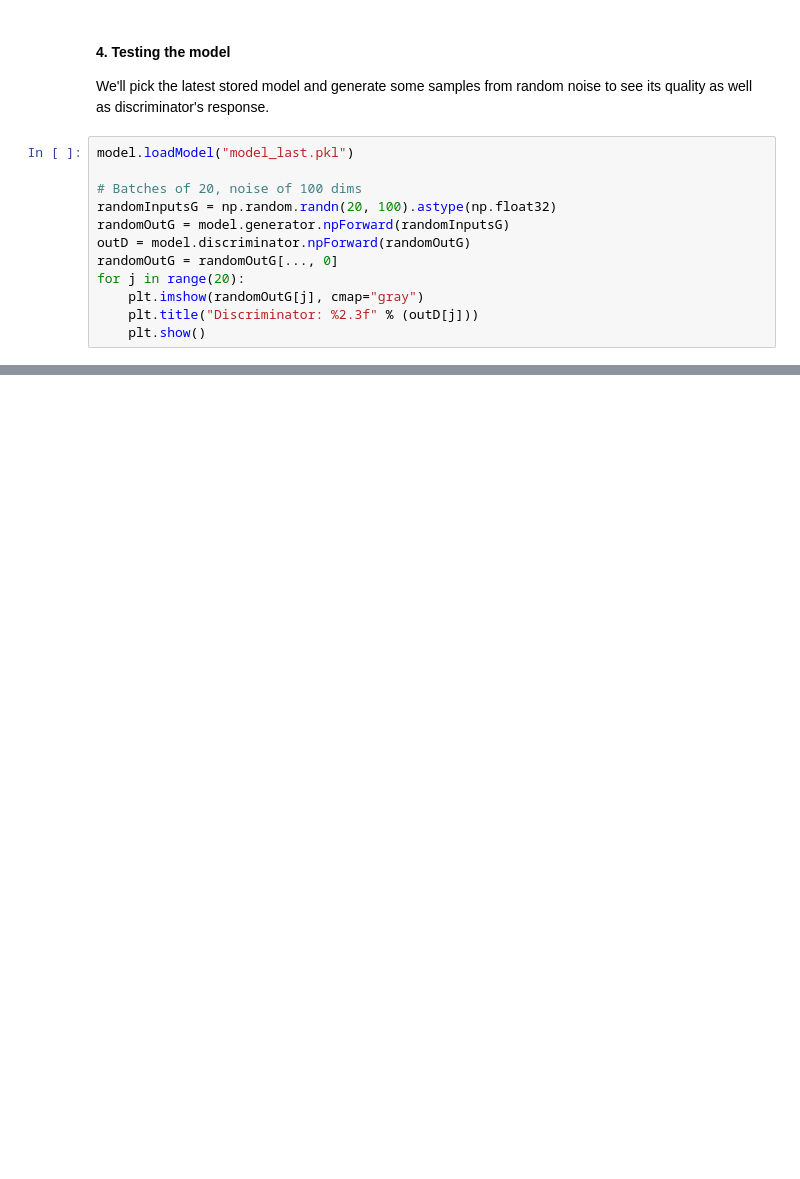
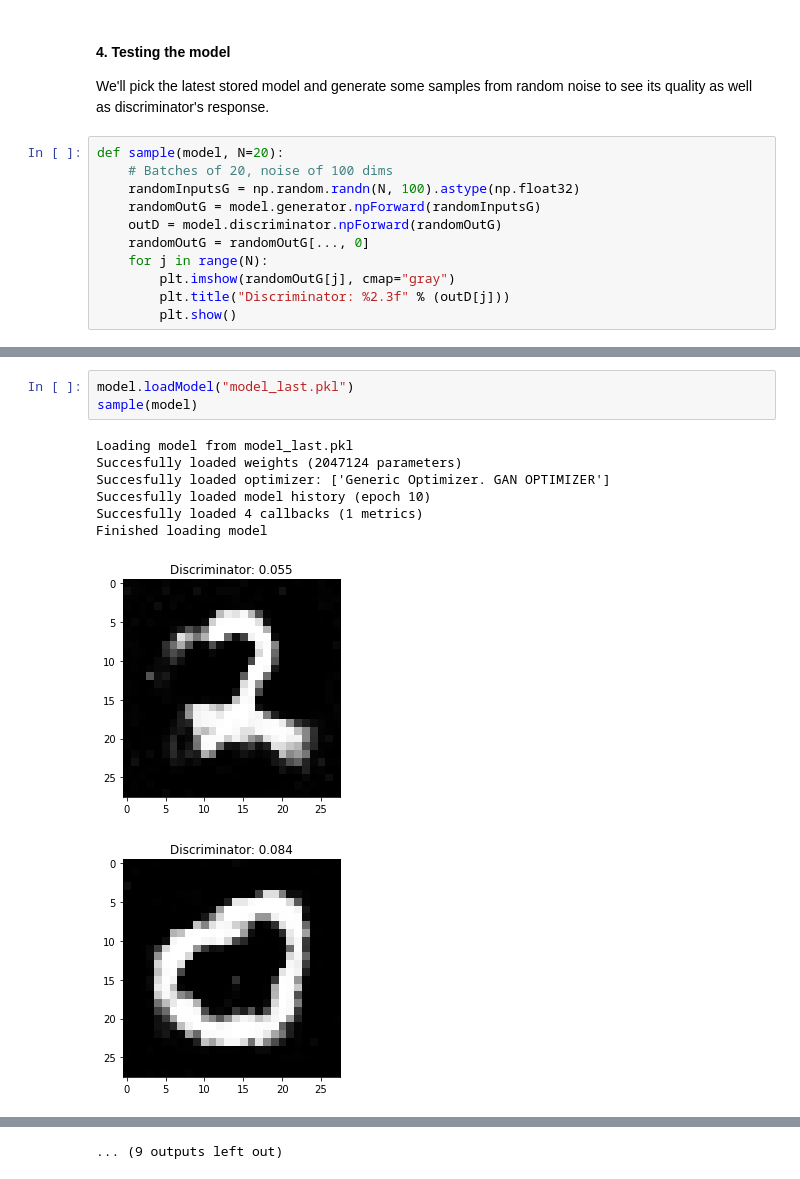
Before and after one commit to ishitsuka-hikaru/neural-wrappers, a Jupyter notebook: examples/notebooks/4 - Generative Adversarial Network.ipynb, the cells around one changed output, grey strips where cells are left out. Saved outputs shown, nothing was run; the diff lists cells and outputs as text; blank space fills up the shorter version.

```diff
--- a/examples/notebooks/4 - Generative Adversarial Network.ipynb
+++ b/examples/notebooks/4 - Generative Adversarial Network.ipynb
@@ -205,14 +208,13 @@ Training for 10 epochs starting from epoch 1
 
 We'll pick the latest stored model and generate some samples from random noise to see its quality as well as discriminator's response.
 # %%
-model.loadModel("model_last.pkl")
-
-# Batches of 20, noise of 100 dims
-randomInputsG = np.random.randn(20, 100).astype(np.float32)
-randomOutG = model.generator.npForward(randomInputsG)
-outD = model.discriminator.npForward(randomOutG)
-randomOutG = randomOutG[..., 0]
-for j in range(20):
-    plt.imshow(randomOutG[j], cmap="gray")
-    plt.title("Discriminator: %2.3f" % (outD[j]))
-    plt.show()
+def sample(model, N=20):
+    # Batches of 20, noise of 100 dims
+    randomInputsG = np.random.randn(N, 100).astype(np.float32)
+    randomOutG = model.generator.npForward(randomInputsG)
+    outD = model.discriminator.npForward(randomOutG)
+    randomOutG = randomOutG[..., 0]
+    for j in range(N):
+        plt.imshow(randomOutG[j], cmap="gray")
+        plt.title("Discriminator: %2.3f" % (outD[j]))
+        plt.show()
@@ -237,0 +221,12 @@ Finished loading model
+# %%
+model.loadModel("model_last.pkl")
+sample(model)
+# %% [output]
+Loading model from model_last.pkl
+Succesfully loaded weights (2047124 parameters)
+Succesfully loaded optimizer: ['Generic Optimizer. GAN OPTIMIZER']
+Succesfully loaded model history (epoch 10)
+Succesfully loaded 4 callbacks (1 metrics)
+Finished loading model
+[figure, added]
+[figure, added]
@@ -237,0 +242 @@ Finished loading model
+... (9 outputs left out)
```
Also changed, not shown: parts of 9 cells of this notebook, 2 other files.
